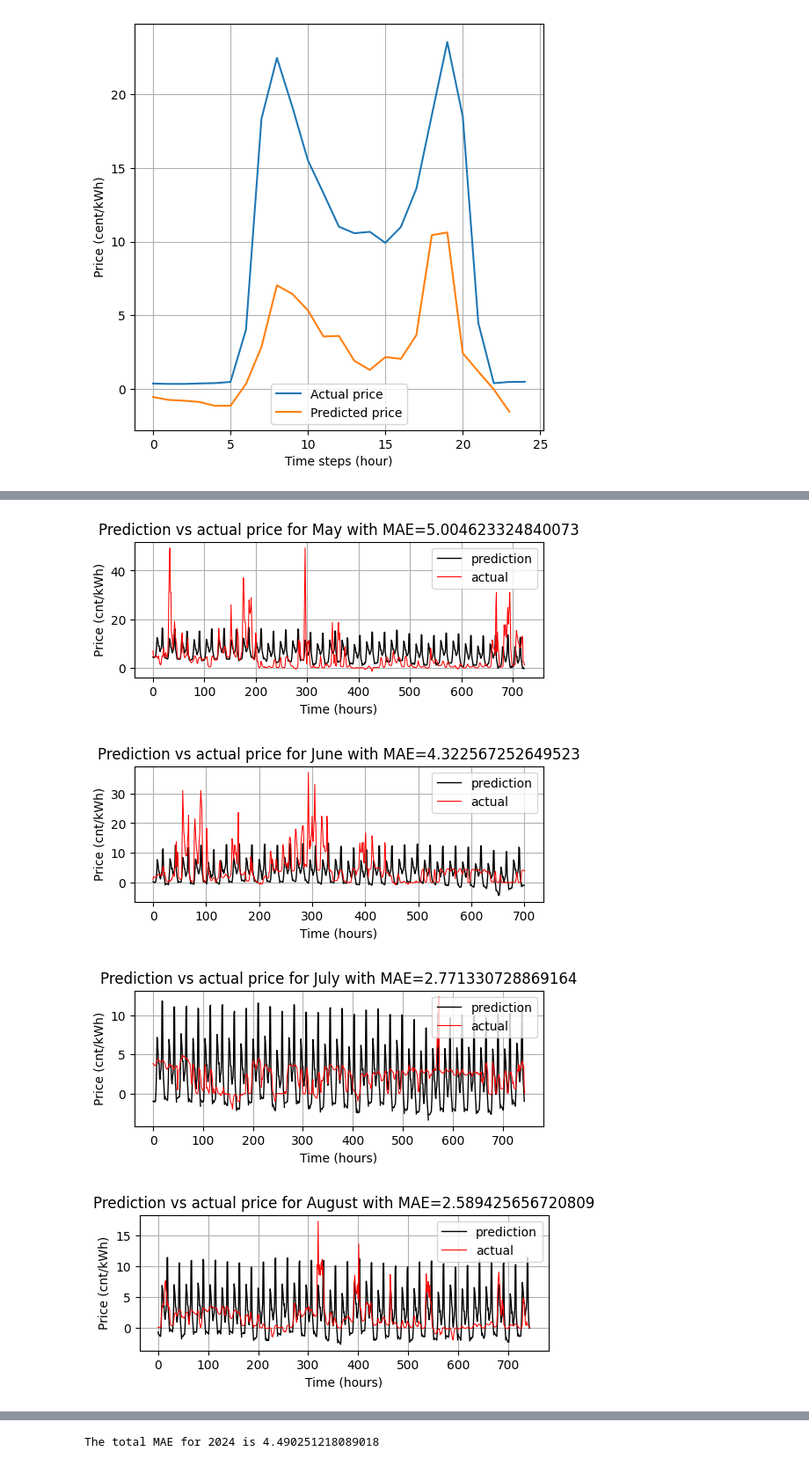
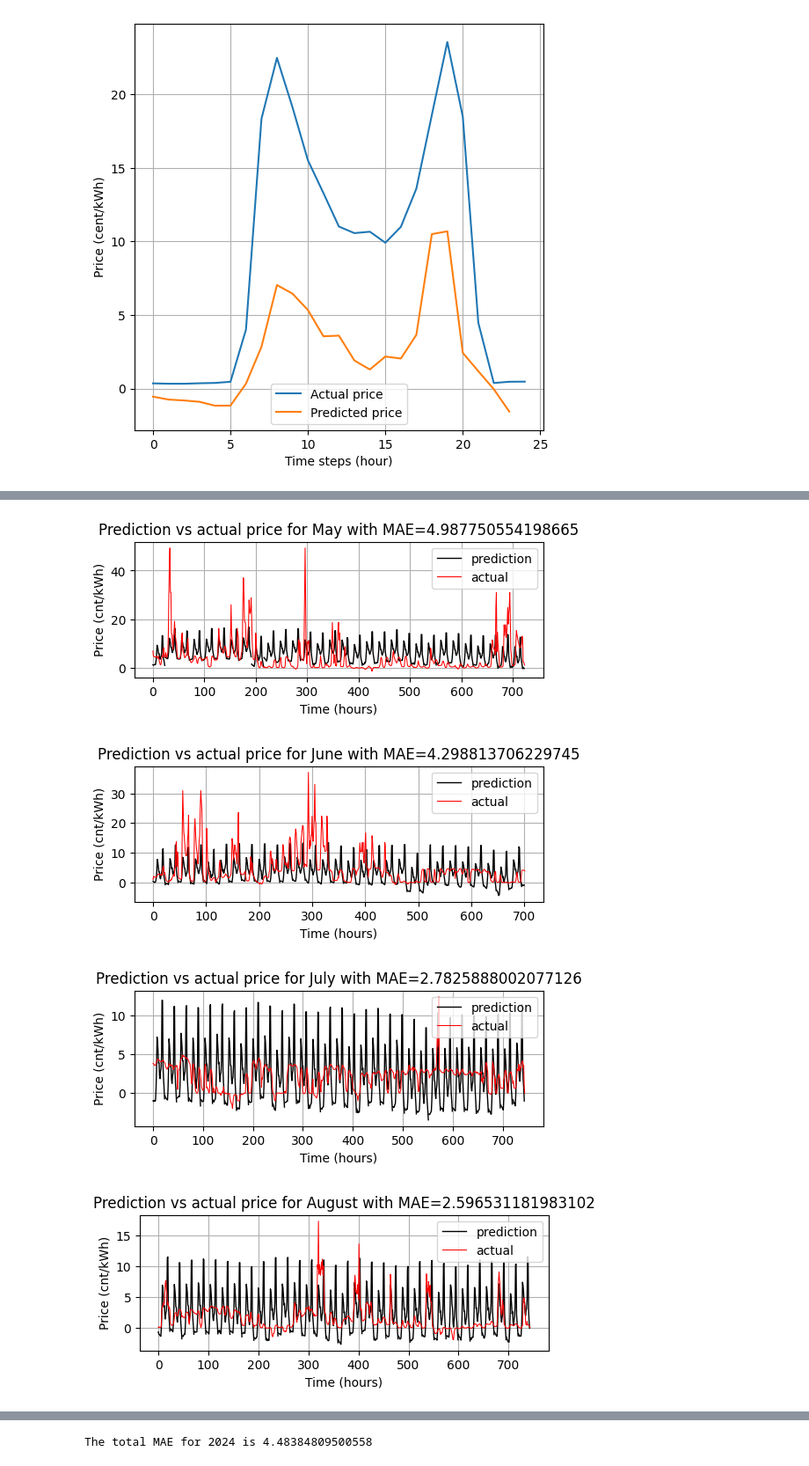
Before and after one commit to pirstov/Intro_to_DS_project, a Jupyter notebook: time_series_modeling.ipynb, the cells around one changed output, grey strips where cells are left out. Shown at 88% size. Drawn from its saved outputs; the diff is of its cells as text; code cells hidden in the pictures.

Commit message:
Add holiday into the list of exogenous inputs.

```diff
--- a/time_series_modeling.ipynb
+++ b/time_series_modeling.ipynb
@@ -42,14 +42,14 @@ df_2024_test = df_2024.loc[datetime(2024,9,4):].reset_index(drop=True)
 # with eXogenous variables
 
 price = df_2024_train['Hinta (snt/kWh)']
-inputs = df_2024_train[['Keskituulen nopeus [m/s]', 'Lämpötilan keskiarvo [°C]', 'Kulutus (kWh/h)', 'Tuotanto (kW)']]
+inputs = df_2024_train.drop('Hinta (snt/kWh)', axis=1) # Use every column except the electricity price as input
 
 # The order and seasonal_order parameters should be iterated over to see which models yields the best result
 model = SARIMAX(endog=price, exog=inputs, order=(1,1,1), seasonal_order=(1,1,1,24))
 model_fit = model.fit()
 
 # Check the forecast from this initial try
-forecast = model_fit.forecast(steps=24, exog=df_2024_test[['Keskituulen nopeus [m/s]', 'Lämpötilan keskiarvo [°C]', 'Kulutus (kWh/h)', 'Tuotanto (kW)']][:24])
+forecast = model_fit.forecast(steps=24, exog=df_2024_test.drop('Hinta (snt/kWh)', axis = 1)[:24])
 # %%
 # Plot the prediction
 df_pred = pd.DataFrame({'price': forecast}).reset_index(drop=True)
@@ -80,7 +80,7 @@ def plot_year(df, desired_timedelta=timedelta(days=1)):
         else:
             end_idx = df.index[len(df)-1-N_steps]
         X = pd.date_range(st_idx, end_idx, freq='h')
-        Y = df[['Keskituulen nopeus [m/s]', 'Lämpötilan keskiarvo [°C]', 'Kulutus (kWh/h)', 'Tuotanto (kW)']][st_idx:end_idx]
+        Y = df.drop('Hinta (snt/kWh)', axis = 1)[st_idx:end_idx]
         forecast = model_fit.forecast(steps=len(X), exog=Y)
         plt.plot(X, forecast, color='blue')
     plt.plot(df.index, df["Hinta (snt/kWh)"], color='red')
@@ -105,7 +105,7 @@ def plot_year_hacky(df, model_fit, desired_timedelta=timedelta(days=1)):
             end_idx = st_idx + prediction_steps
         else:
             end_idx = max_st_idx
-        Y = df_2[['Keskituulen nopeus [m/s]', 'Lämpötilan keskiarvo [°C]', 'Kulutus (kWh/h)', 'Tuotanto (kW)']][st_idx:end_idx]
+        Y = df_2.drop('Hinta (snt/kWh)', axis = 1)[st_idx:end_idx]
         forecast = model_fit.forecast(steps=end_idx-st_idx, exog=Y)
         st_idx_nxt = end_idx
         if st_idx_nxt >= max_st_idx:
@@ -138,4 +138,4 @@ print(f'The total MAE for 2024 is {np.mean(cumulative_MAE)}')
-[figure, old version]
+[figure, new version]
-[figure, old version]
+[figure, new version]
-[figure, old version]
+[figure, new version]
-[figure, old version]
+[figure, new version]
@@ -143,2 +143,2 @@ print(f'The total MAE for 2024 is {np.mean(cumulative_MAE)}')
-The total MAE for 2024 is 4.490251218089018
+The total MAE for 2024 is 4.48384809500558
 # %%
```
Also changed, not shown: parts of 2 cells of this notebook.
